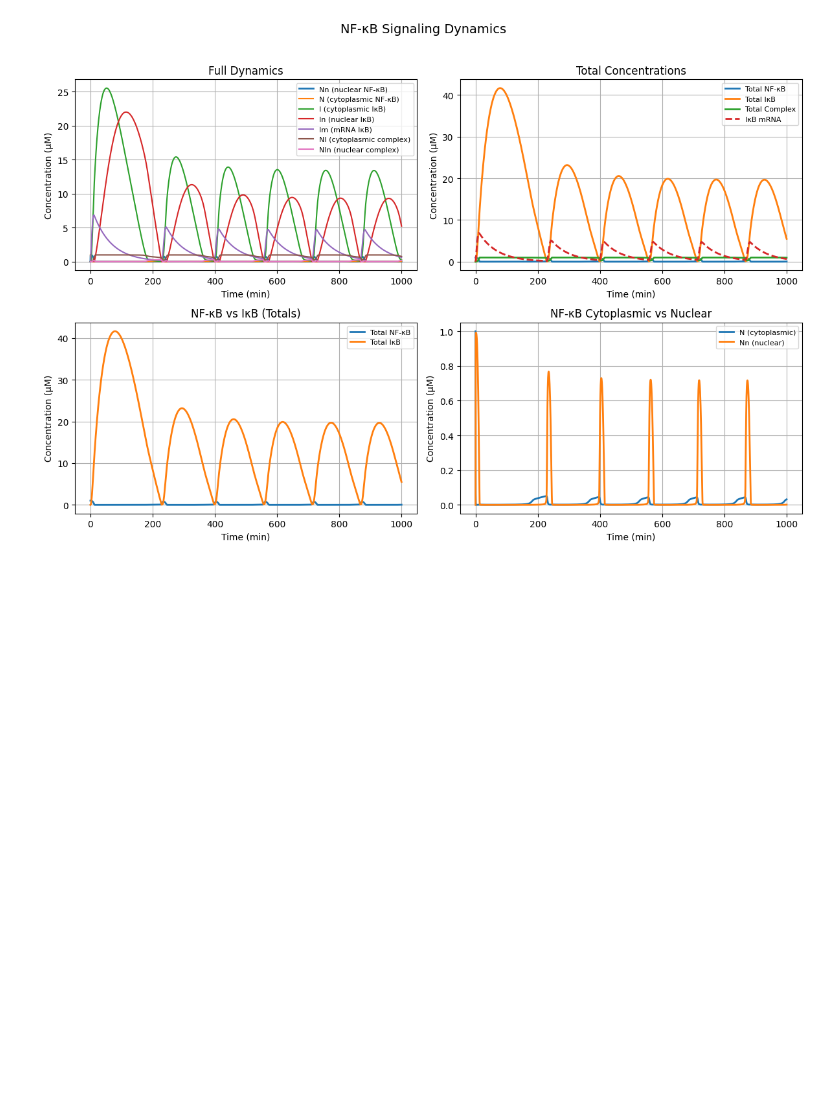
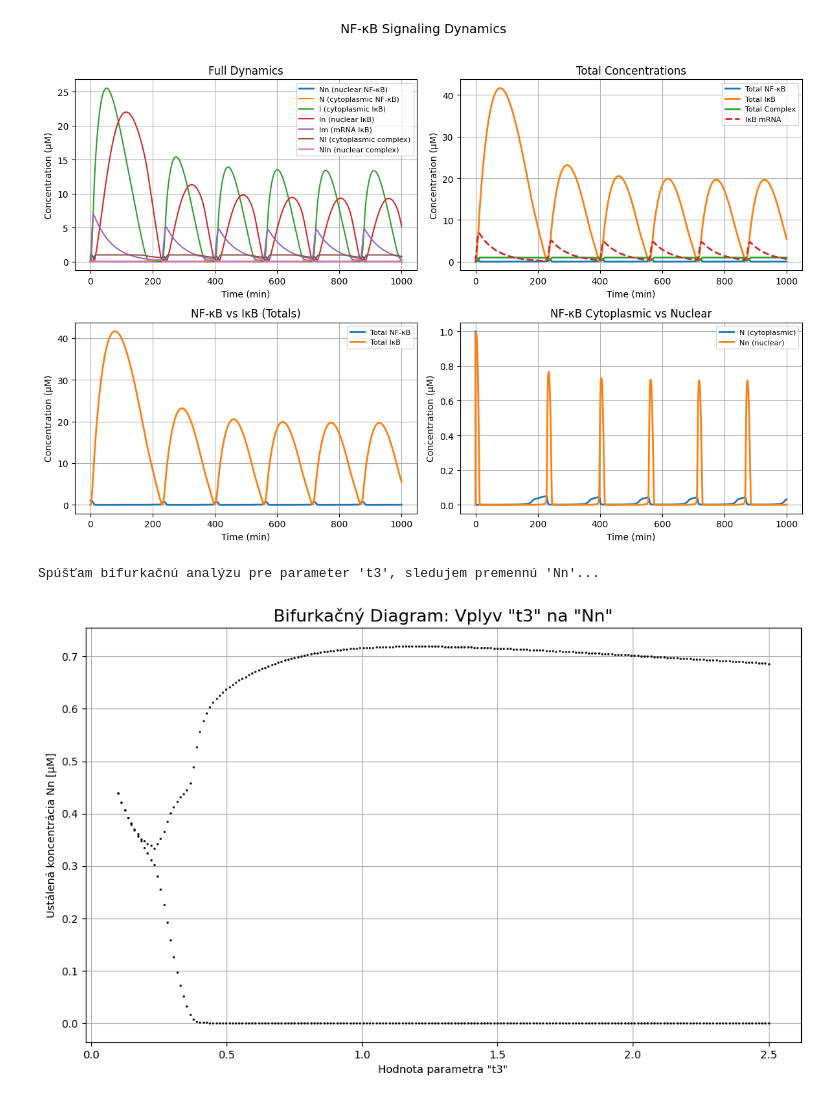
Before and after one commit to Sevcoviz/Model_of_NF-kB_dynamics_in_the_cell, a Jupyter notebook: notebooks/CytoNuclei_model/00_model.ipynb, the cells around one changed output. Cells and saved outputs as stored; diff of their text form; code cells hidden in the pictures; blank space fills up the shorter version.

Commit message:
BifurcationAnalysis

```diff
--- a/notebooks/CytoNuclei_model/00_model.ipynb
+++ b/notebooks/CytoNuclei_model/00_model.ipynb
@@ -12,3 +12,26 @@ sol = sim.simulate(t_span=(0, 1000))
 sim.plot_all(sol)
 # %% [output]
 [figure]
+# %%
+import numpy as np
+from CytoNuc_bifurcation_analysis import run_bifurcation_analysis
+
+OBSERVED_VARIABLE = 'Nn' # Možnosti: 'N', 'Nn', 'I', 'In', 'Im', 'NI', 'NIn'
+BIFURCATION_PARAM = 't3' # 't3' (transkripcia), 'k1' (import NFkB), 'd5' (degradácia mRNA), 'a1' (asociácia)
+PARAM_RANGE = np.linspace(0.1, 2.5, 200)
+
+Y0 = [1.0, 0.0, 0.0, 0.0, 0.0, 0.0, 0.0]
+T_SPAN = (0, 2000)
+T_EVAL = np.linspace(T_SPAN[0], T_SPAN[1], 4000)
+
+param_data, min_data, max_data = run_bifurcation_analysis(
+    observed_variable=OBSERVED_VARIABLE,
+    bifurcation_param=BIFURCATION_PARAM,
+    param_range=PARAM_RANGE,
+    y0=Y0,
+    t_span=T_SPAN,
+    t_eval=T_EVAL
+)
+# %% [output]
+Spúšťam bifurkačnú analýzu pre parameter 't3', sledujem premennú 'Nn'...
+[figure, added]
```
Also changed, not shown: parts of 2 cells of this notebook, 8 other files.
